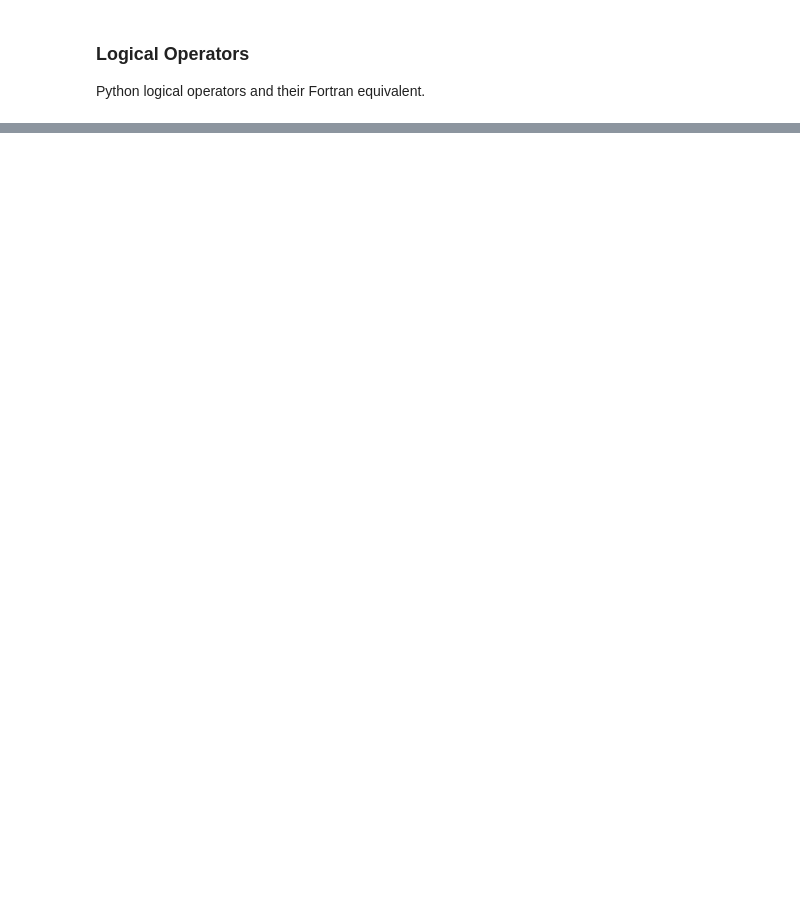
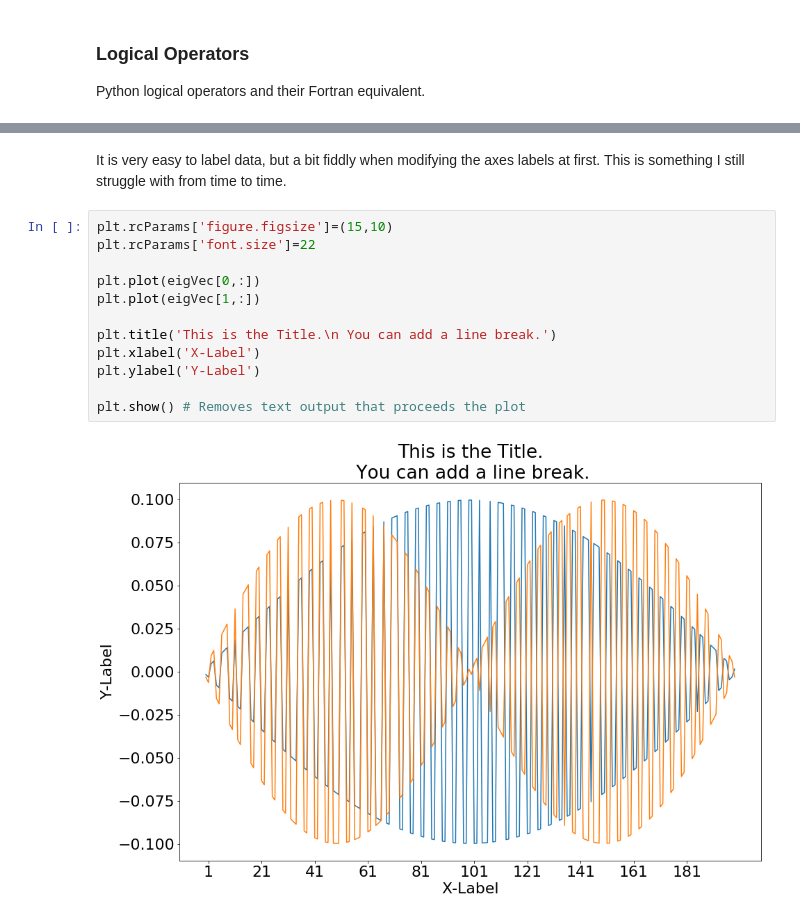
Before and after one commit to maycontainsoy/jupyterNotebook, a Jupyter notebook: JupyterIntroduction.ipynb, the cells around one changed output, grey strips where cells are left out. Drawn from its saved outputs; the diff is of its cells as text; blank space fills up the shorter version.

```diff
--- a/JupyterIntroduction.ipynb
+++ b/JupyterIntroduction.ipynb
@@ -335,0 +426,16 @@ Enter number of lattice points, N: 10
+# %% [markdown]
+It is very easy to label data, but a bit fiddly when modifying the axes labels at first. This is something I still struggle with from time to time.
+# %%
+plt.rcParams['figure.figsize']=(15,10)
+plt.rcParams['font.size']=22
+
+plt.plot(eigVec[0,:])
+plt.plot(eigVec[1,:])
+
+plt.title('This is the Title.\n You can add a line break.')
+plt.xlabel('X-Label')
+plt.ylabel('Y-Label')
+
+plt.show() # Removes text output that proceeds the plot
+# %% [output]
+[figure, added]
```
Also changed, not shown: parts of 16 cells of this notebook, 5 other files.
